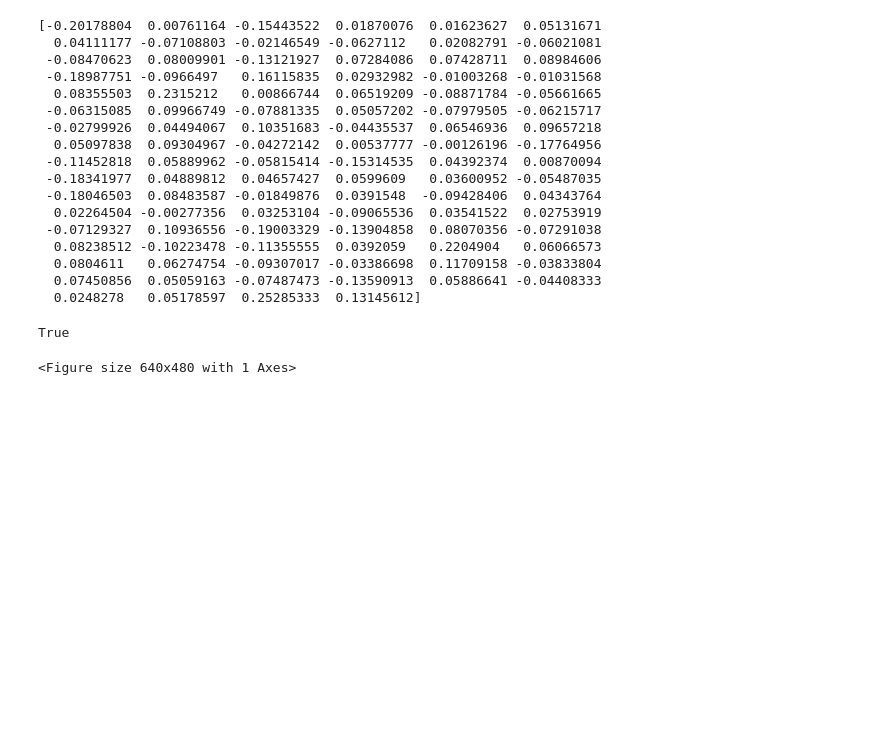
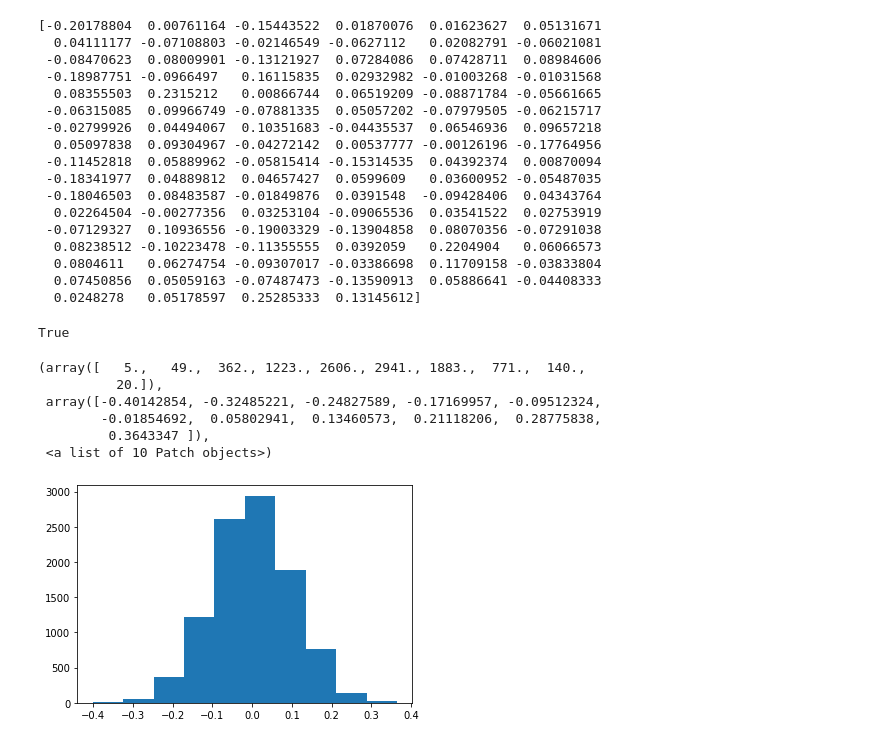
Before and after one commit to ClaireGMIT/ProgrammingAssign1, a Jupyter notebook: ProgrammingDataAnalyticsAssignment1.ipynb, the cells around one changed output. Cells and saved outputs as stored; diff of their text form; code cells hidden in the pictures; blank space fills up the shorter version.

```diff
--- a/ProgrammingDataAnalyticsAssignment1.ipynb
+++ b/ProgrammingDataAnalyticsAssignment1.ipynb
@@ -270,17 +272,23 @@ print(s)
 abs(mu - np.mean(s)) < 0.01 # ie verify that the mean of these 100 values is less than 0.01
 # %% [output]
 True
-# %%
-#The values can also be displayed as a histogram
-
-import matplotlib.pyplot as plt #matplot is the subprogram of python for generating plots
-
-count, bins, ignored = plt.hist(s, 30, density=True) #
-
-plt.plot(bins, 1/(sigma * np.sqrt(2 * np.pi)) *
-
-         np.exp( - (bins - mu)**2 / (2 * sigma**2) ),linewidth=2, color='r')
-
-plt.show()
-# %% [output]
-<Figure size 640x480 with 1 Axes>
+# %%
+#The values can also be displayed as a histogram
+
+import matplotlib.pyplot as plt #matplot is the subprogram of python for generating plots
+
+import numpy as np
+
+x = np.random.normal(0, 0.1, 10000) # create a normally-distributed, random list of 10,000 numbers of mean=0 and standard deviation 0.1
+
+# the numbers are generated randomly centered around zero and 95% of the values are +/-3 standard deviations from the mean.
+
+plt.hist(x) # display results as a histogram plot
+# %% [output]
+(array([   5.,   49.,  362., 1223., 2606., 2941., 1883.,  771.,  140.,
+          20.]),
+ array([-0.40142854, -0.32485221, -0.24827589, -0.17169957, -0.09512324,
+        -0.01854692,  0.05802941,  0.13460573,  0.21118206,  0.28775838,
+         0.3643347 ]),
+ <a list of 10 Patch objects>)
+[figure, added]
```
Also changed, not shown: parts of 2 cells of this notebook.
